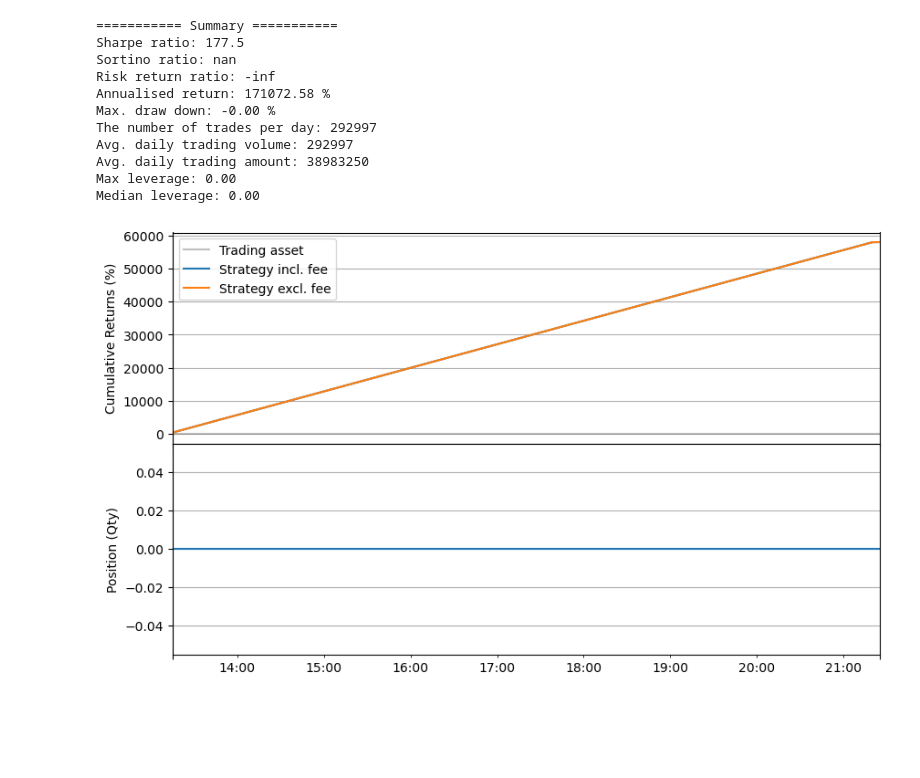
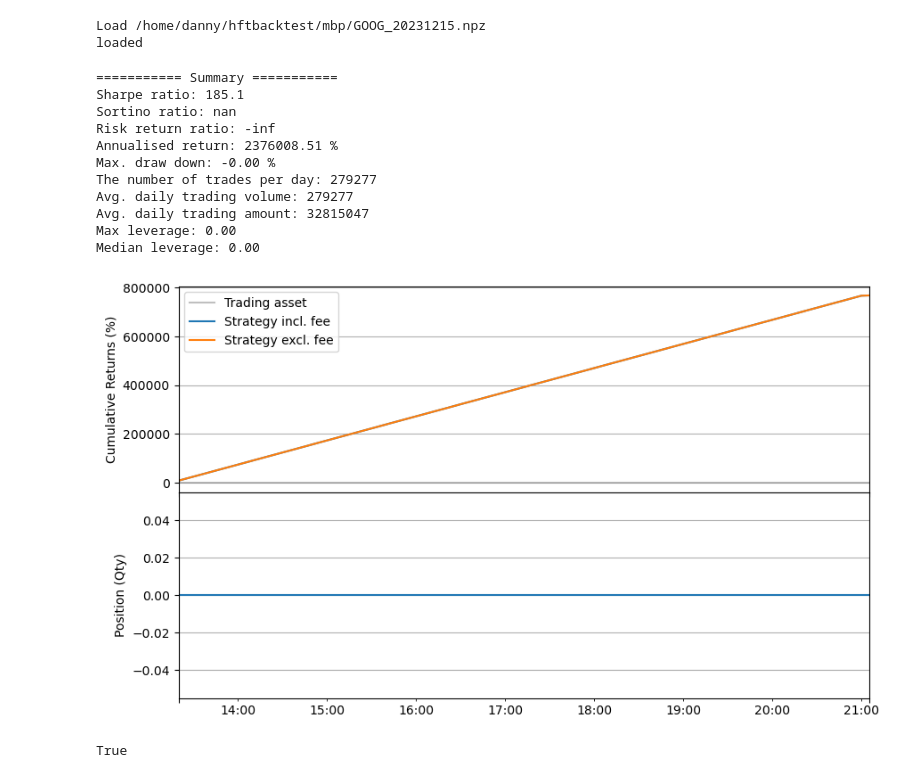
Before and after one commit to quantsc/hftbacktest, a Jupyter notebook: simple_two_sided_quote.ipynb, the cells around one changed output. Drawn from its saved outputs; the diff is of its cells as text; code cells hidden in the pictures; blank space fills up the shorter version.

```diff
--- a/simple_two_sided_quote.ipynb
+++ b/simple_two_sided_quote.ipynb
@@ -108,17 +231,39 @@ Data is loaded from arr_0 instead of 'data'
 # %%
+
+hbt = HftBacktest(
+    [
+        "/home/danny/hftbacktest/mbp/GOOG_20231215.npz"
+    ],
+    tick_size=0.01,
+    lot_size=1,
+    maker_fee=0,
+    taker_fee=0.0,
+    order_latency=ConstantLatency(0.0001, 0.0001),
+    queue_model=SquareProbQueueModel(),
+    asset_type=Linear,
+    exchange_model=PartialFillExchange,
+    snapshot='/home/danny/hftbacktest/mbp/GOOG_20231214_S.npz'
+)
+
+stat = Stat(hbt)
 simple_two_sided_quote(hbt, stat.recorder)
+stat.summary(capital=2000, trading_days=1)
+# %% [output]
+Load /home/danny/hftbacktest/mbp/GOOG_20231215.npz
+loaded
+=========== Summary ===========
+Sharpe ratio: 185.1
+Sortino ratio: nan
+Risk return ratio: -inf
+Annualised return: 2376008.51 %
+Max. draw down: -0.00 %
+The number of trades per day: 279277
+Avg. daily trading volume: 279277
+Avg. daily trading amount: 32815047
+Max leverage: 0.00
+Median leverage: 0.00
+[figure, added]
 # %%
-stat.summary(capital=2000, trading_days=1)
+print_trades(hbt)
 # %% [output]
-=========== Summary ===========
-Sharpe ratio: 177.5
-Sortino ratio: nan
-Risk return ratio: -inf
-Annualised return: 171072.58 %
-Max. draw down: -0.00 %
-The number of trades per day: 292997
-Avg. daily trading volume: 292997
-Avg. daily trading amount: 38983250
-Max leverage: 0.00
-Median leverage: 0.00
+True
-[figure, removed]
```
Also changed, not shown: parts of 12 cells of this notebook, 52 other files.
